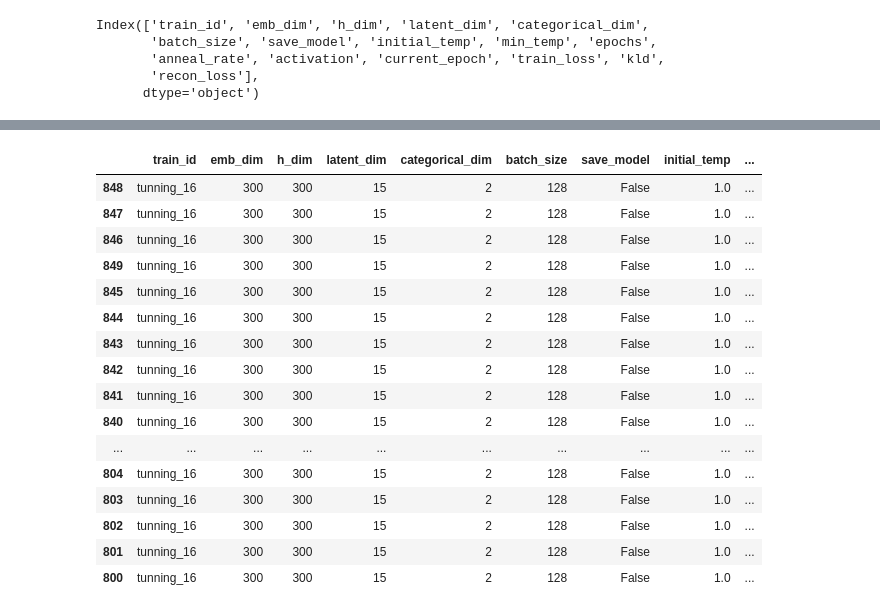
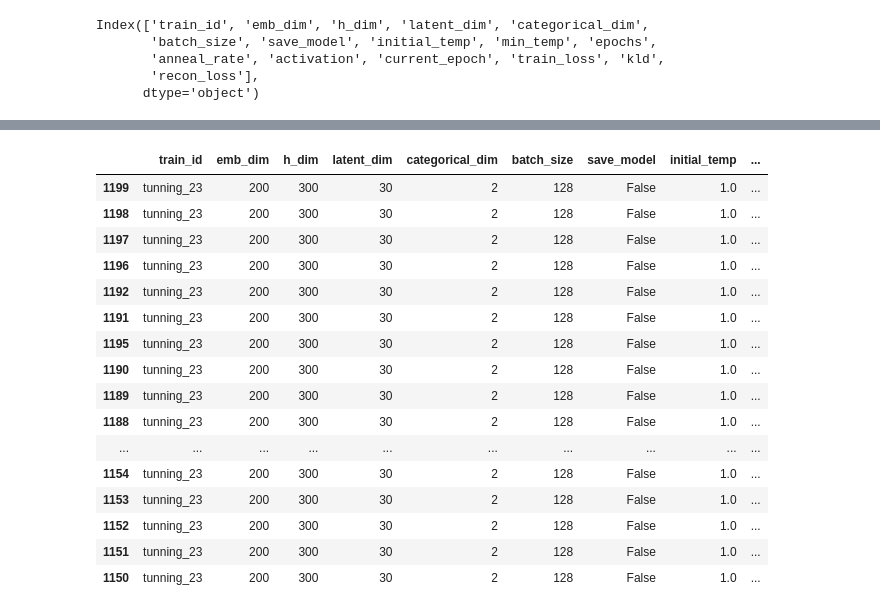
Before and after one commit to yukioichida/bdi-latent-space, a Jupyter notebook: tuning_results.ipynb, the cells around one changed output, grey strips where cells are left out. Saved outputs shown, nothing was run; the diff lists cells and outputs as text; code cells hidden in the pictures.

```diff
--- a/tuning_results.ipynb
+++ b/tuning_results.ipynb
@@ -2,7 +2,7 @@
 import pandas as pd
 
 
-result_df = pd.read_csv("train_results/tunning_results.csv")
+result_df = pd.read_csv("train_results/tunning_results_XSNWJgpS.csv")
 result_df.columns
 # %% [output]
 Index(['train_id', 'emb_dim', 'h_dim', 'latent_dim', 'categorical_dim',
@@ -36,20 +36,20 @@ grouped_df.reset_index().sort_values(["train_loss", "latent_dim"])
 # %%
-result_df[(result_df['emb_dim'] == 300) & (result_df['h_dim'] == 300) & (result_df['latent_dim'] == 15)].sort_values("train_loss")
+result_df[(result_df['emb_dim'] == 200) & (result_df['h_dim'] == 300) & (result_df['activation'] == 'bc') & (result_df['latent_dim'] == 30)].sort_values("train_loss")
 # %% [output]
 |  | train_id | emb_dim | h_dim | latent_dim | categorical_dim | batch_size | save_model | initial_temp | ... |
-| 848 | tunning_16 | 300 | 300 | 15 | 2 | 128 | False | 1.0 | ... |
-| 847 | tunning_16 | 300 | 300 | 15 | 2 | 128 | False | 1.0 | ... |
-| 846 | tunning_16 | 300 | 300 | 15 | 2 | 128 | False | 1.0 | ... |
-| 849 | tunning_16 | 300 | 300 | 15 | 2 | 128 | False | 1.0 | ... |
-| 845 | tunning_16 | 300 | 300 | 15 | 2 | 128 | False | 1.0 | ... |
-| 844 | tunning_16 | 300 | 300 | 15 | 2 | 128 | False | 1.0 | ... |
-| 843 | tunning_16 | 300 | 300 | 15 | 2 | 128 | False | 1.0 | ... |
-| 842 | tunning_16 | 300 | 300 | 15 | 2 | 128 | False | 1.0 | ... |
-| 841 | tunning_16 | 300 | 300 | 15 | 2 | 128 | False | 1.0 | ... |
-| 840 | tunning_16 | 300 | 300 | 15 | 2 | 128 | False | 1.0 | ... |
+| 1199 | tunning_23 | 200 | 300 | 30 | 2 | 128 | False | 1.0 | ... |
+| 1198 | tunning_23 | 200 | 300 | 30 | 2 | 128 | False | 1.0 | ... |
+| 1197 | tunning_23 | 200 | 300 | 30 | 2 | 128 | False | 1.0 | ... |
+| 1196 | tunning_23 | 200 | 300 | 30 | 2 | 128 | False | 1.0 | ... |
+| 1192 | tunning_23 | 200 | 300 | 30 | 2 | 128 | False | 1.0 | ... |
+| 1191 | tunning_23 | 200 | 300 | 30 | 2 | 128 | False | 1.0 | ... |
+| 1195 | tunning_23 | 200 | 300 | 30 | 2 | 128 | False | 1.0 | ... |
+| 1190 | tunning_23 | 200 | 300 | 30 | 2 | 128 | False | 1.0 | ... |
+| 1189 | tunning_23 | 200 | 300 | 30 | 2 | 128 | False | 1.0 | ... |
+| 1188 | tunning_23 | 200 | 300 | 30 | 2 | 128 | False | 1.0 | ... |
 | ... | ... | ... | ... | ... | ... | ... | ... | ... | ... |
-| 804 | tunning_16 | 300 | 300 | 15 | 2 | 128 | False | 1.0 | ... |
-| 803 | tunning_16 | 300 | 300 | 15 | 2 | 128 | False | 1.0 | ... |
-| 802 | tunning_16 | 300 | 300 | 15 | 2 | 128 | False | 1.0 | ... |
-| 801 | tunning_16 | 300 | 300 | 15 | 2 | 128 | False | 1.0 | ... |
-| 800 | tunning_16 | 300 | 300 | 15 | 2 | 128 | False | 1.0 | ... |
+| 1154 | tunning_23 | 200 | 300 | 30 | 2 | 128 | False | 1.0 | ... |
+| 1153 | tunning_23 | 200 | 300 | 30 | 2 | 128 | False | 1.0 | ... |
+| 1152 | tunning_23 | 200 | 300 | 30 | 2 | 128 | False | 1.0 | ... |
+| 1151 | tunning_23 | 200 | 300 | 30 | 2 | 128 | False | 1.0 | ... |
+| 1150 | tunning_23 | 200 | 300 | 30 | 2 | 128 | False | 1.0 | ... |
```
Also changed, not shown: parts of 1 cell of this notebook, 1 other file.
